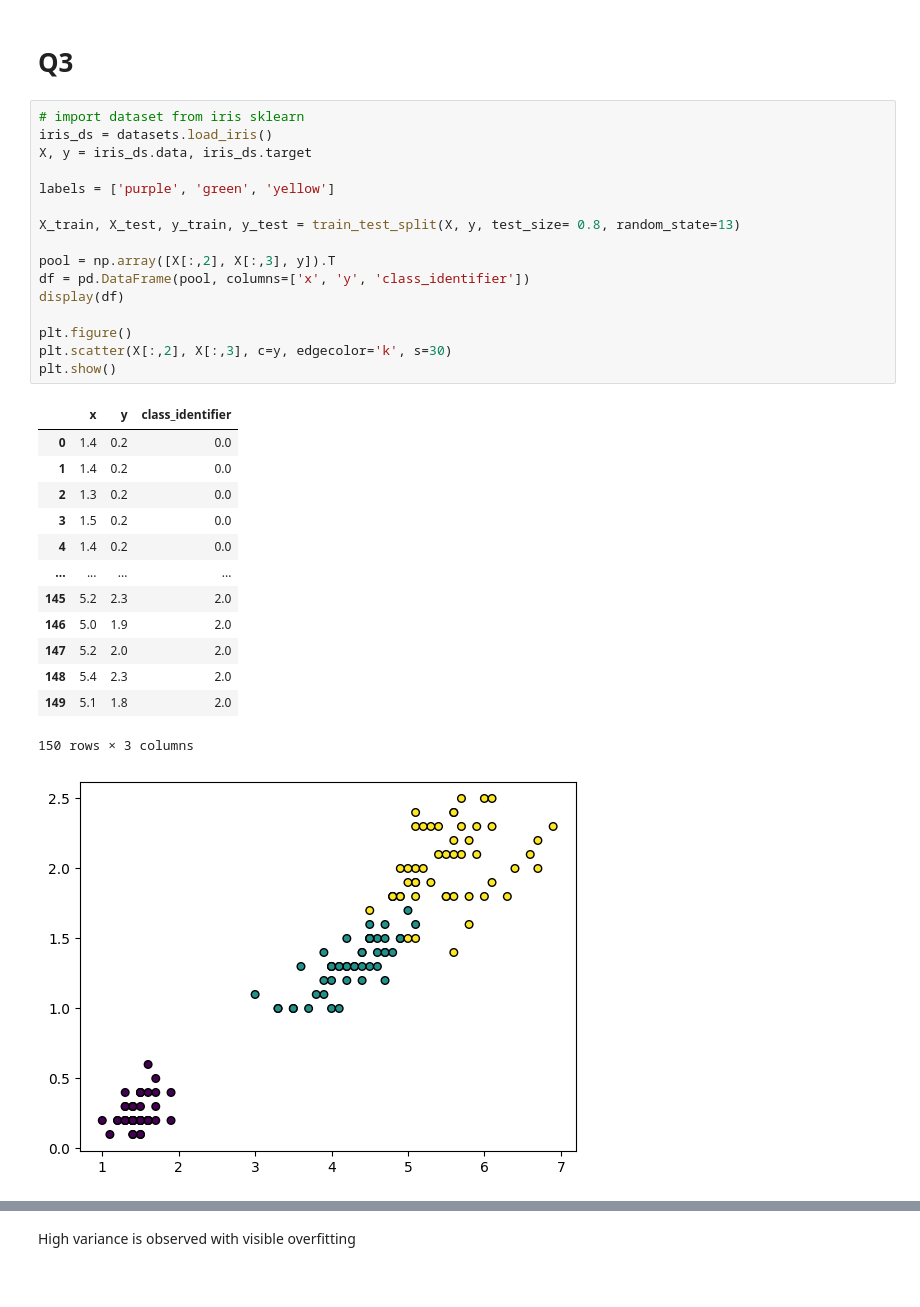
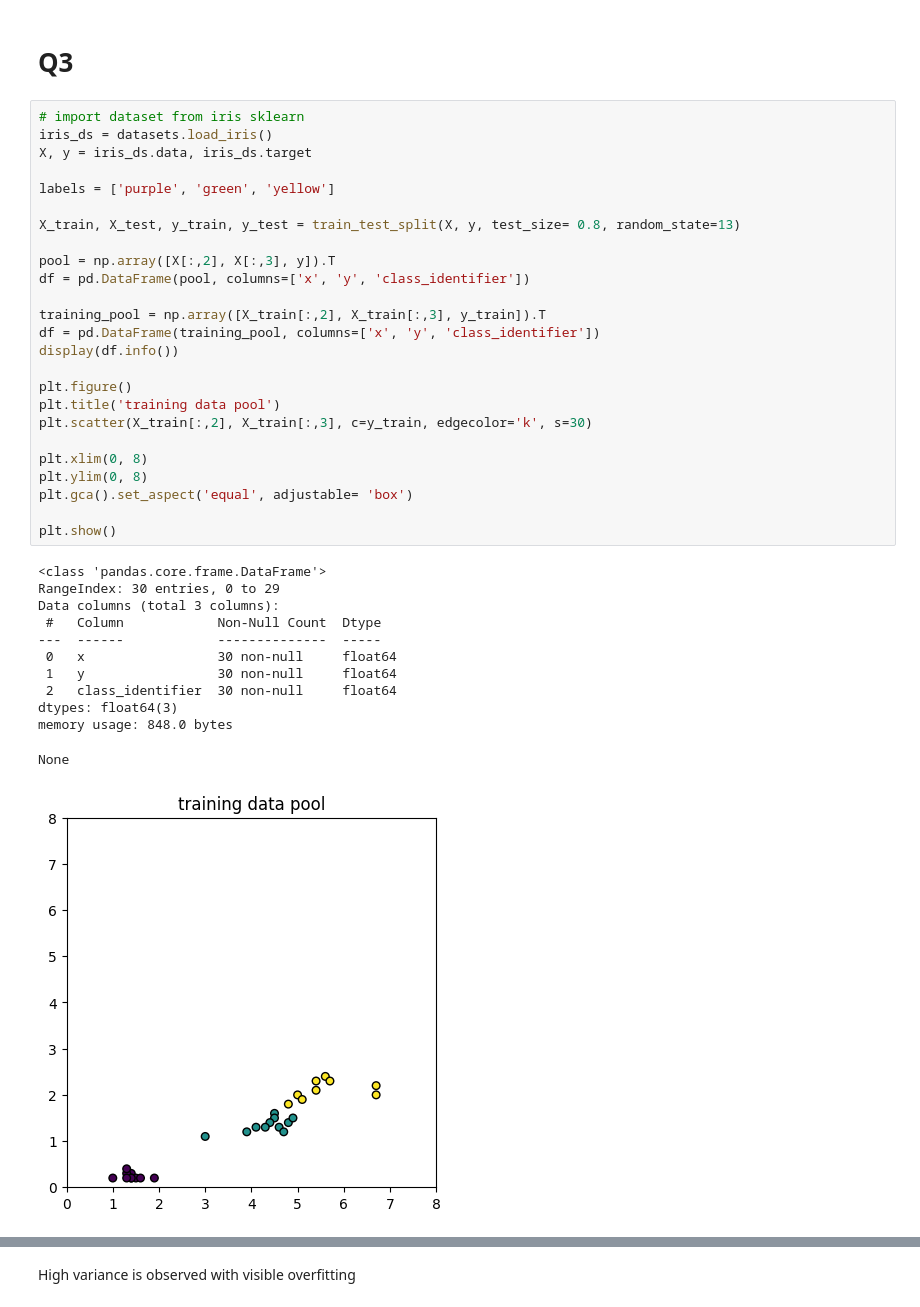
Before and after one commit to csjiet/regression-teaching, a Jupyter notebook: main.ipynb, the cells around one changed output, grey strips where cells are left out. Saved outputs shown, nothing was run; the diff lists cells and outputs as text.

Commit message:
q3 fixed graph scaling to promote visibility of perpendicular relations

```diff
--- a/main.ipynb
+++ b/main.ipynb
@@ -401,34 +401,41 @@ Much better variability
 # %%
 # import dataset from iris sklearn
 iris_ds = datasets.load_iris()
 X, y = iris_ds.data, iris_ds.target
 
 labels = ['purple', 'green', 'yellow']
 
 X_train, X_test, y_train, y_test = train_test_split(X, y, test_size= 0.8, random_state=13)
 
 pool = np.array([X[:,2], X[:,3], y]).T
 df = pd.DataFrame(pool, columns=['x', 'y', 'class_identifier'])
-display(df)
+
+training_pool = np.array([X_train[:,2], X_train[:,3], y_train]).T
+df = pd.DataFrame(training_pool, columns=['x', 'y', 'class_identifier'])
+display(df.info())
 
 plt.figure()
-plt.scatter(X[:,2], X[:,3], c=y, edgecolor='k', s=30)
+plt.title('training data pool')
+plt.scatter(X_train[:,2], X_train[:,3], c=y_train, edgecolor='k', s=30)
+
+plt.xlim(0, 8)
+plt.ylim(0, 8)
+plt.gca().set_aspect('equal', adjustable= 'box')
+
 plt.show()
 # %% [output]
-|  | x | y | class_identifier |
-| 0 | 1.4 | 0.2 | 0.0 |
-| 1 | 1.4 | 0.2 | 0.0 |
-| 2 | 1.3 | 0.2 | 0.0 |
-| 3 | 1.5 | 0.2 | 0.0 |
-| 4 | 1.4 | 0.2 | 0.0 |
-| ... | ... | ... | ... |
-| 145 | 5.2 | 2.3 | 2.0 |
-| 146 | 5.0 | 1.9 | 2.0 |
-| 147 | 5.2 | 2.0 | 2.0 |
-| 148 | 5.4 | 2.3 | 2.0 |
-| 149 | 5.1 | 1.8 | 2.0 |
-150 rows × 3 columns
+<class 'pandas.core.frame.DataFrame'>
+RangeIndex: 30 entries, 0 to 29
+Data columns (total 3 columns):
+ #   Column            Non-Null Count  Dtype
+---  ------            --------------  -----
+ 0   x                 30 non-null     float64
+ 1   y                 30 non-null     float64
+ 2   class_identifier  30 non-null     float64
+dtypes: float64(3)
+memory usage: 848.0 bytes
+None
-[figure, old version]
+[figure, new version]
 # %%
 def euclidean_distance(x_s,y_s):
     # Iterates each element from both arrays, take its difference and power 2 before square root
```
Also changed, not shown: parts of 7 cells of this notebook.
